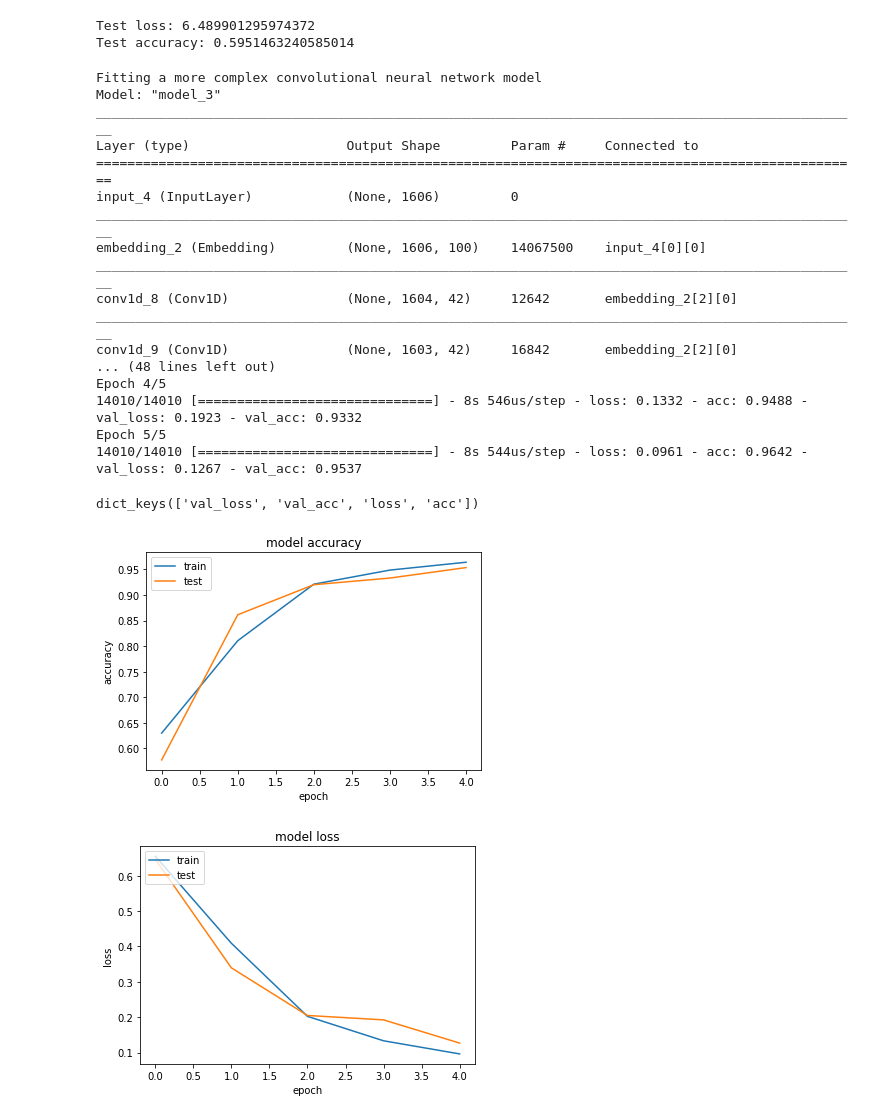
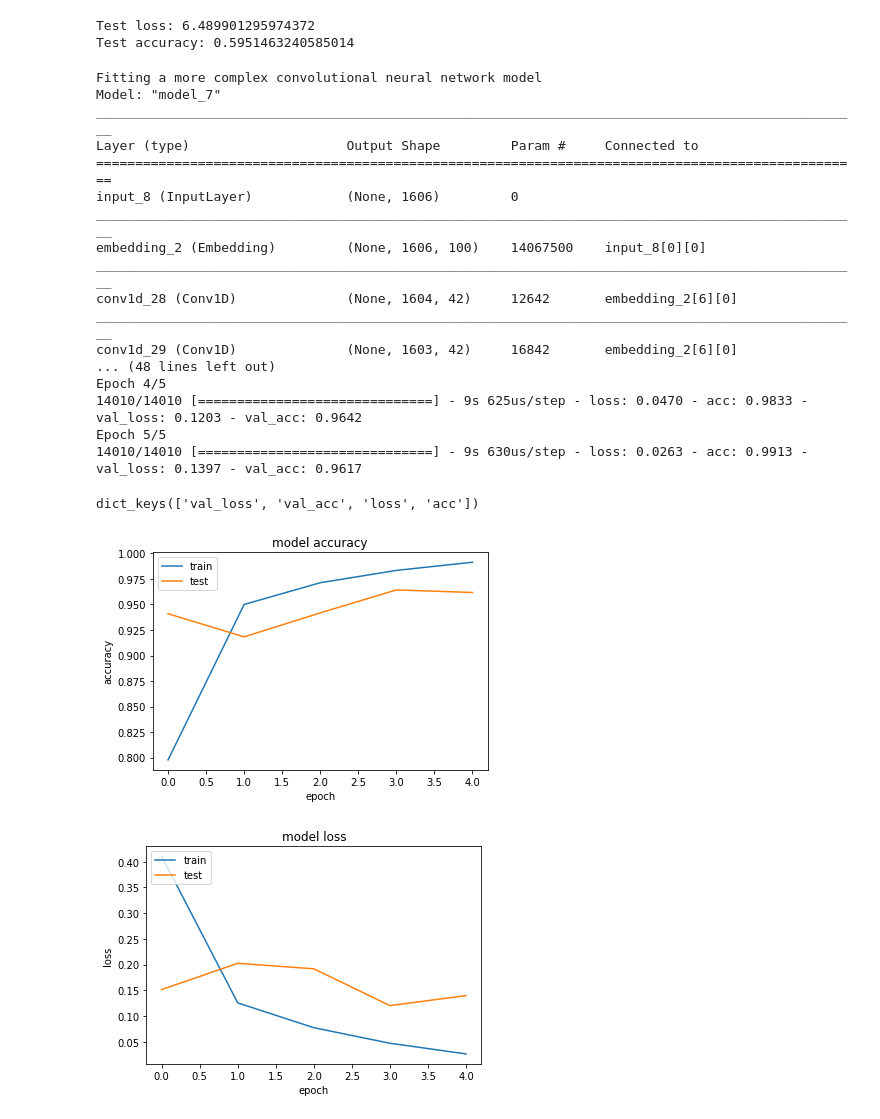
Before and after one commit to acoj1993/fake-news-deeplearning, a Jupyter notebook: cnn.ipynb, the cells around one changed output. Drawn from its saved outputs; the diff is of its cells as text; code cells hidden in the pictures.

Commit message:
categorical crossentropy and adadelta give better accuracy results

```diff
--- a/cnn.ipynb
+++ b/cnn.ipynb
@@ -385,61 +385,61 @@ dense_3 = Dense(128, activation='relu')(dropout_2)
 dropout_3 = Dropout(0.159)(dense_3)
 dense_out = Dense(2, activation='softmax')(dropout_3)
 
-model_extended = Model(sequence_input, dense_out)
+model_extended_2 = Model(sequence_input, dense_out)
 
 # gradient descent
 sgd = SGD(lr=0.240, decay=1e-6, momentum=0.303, nesterov=True)
 # configure the learning process of the model
-model_extended.compile(loss='binary_crossentropy', optimizer=sgd, metrics=['accuracy'])
+#model_extended_2.compile(loss='binary_crossentropy', optimizer=sgd, metrics=['accuracy'])
 
-#model_extended.compile(loss='categorical_crossentropy',
-#             optimizer='adadelta',
-#            metrics=['acc'])
+model_extended_2.compile(loss='categorical_crossentropy',
+             optimizer='adadelta',
+            metrics=['acc'])
 
 print("Fitting a more complex convolutional neural network model")
-model_extended.summary()
-history_extended = model_extended.fit(x_train_text, y_train, validation_data=(x_val_text, y_val),
+model_extended_2.summary()
+history_extended_2 = model_extended_2.fit(x_train_text, y_train, validation_data=(x_val_text, y_val),
           epochs=5, batch_size=50)
 # %% [output]
 Fitting a more complex convolutional neural network model
-Model: "model_3"
+Model: "model_7"
 __________________________________________________________________________________________________
 Layer (type)                    Output Shape         Param #     Connected to
 ==================================================================================================
-input_4 (InputLayer)            (None, 1606)         0
+input_8 (InputLayer)            (None, 1606)         0
 __________________________________________________________________________________________________
-embedding_2 (Embedding)         (None, 1606, 100)    14067500    input_4[0][0]
+embedding_2 (Embedding)         (None, 1606, 100)    14067500    input_8[0][0]
 __________________________________________________________________________________________________
-conv1d_8 (Conv1D)               (None, 1604, 42)     12642       embedding_2[2][0]
+conv1d_28 (Conv1D)              (None, 1604, 42)     12642       embedding_2[6][0]
 __________________________________________________________________________________________________
-conv1d_9 (Conv1D)               (None, 1603, 42)     16842       embedding_2[2][0]
+conv1d_29 (Conv1D)              (None, 1603, 42)     16842       embedding_2[6][0]
 ... (48 lines left out)
 Epoch 4/5
-14010/14010 [==============================] - 8s 546us/step - loss: 0.1332 - acc: 0.9488 - val_loss: 0.1923 - val_acc: 0.9332
+14010/14010 [==============================] - 9s 625us/step - loss: 0.0470 - acc: 0.9833 - val_loss: 0.1203 - val_acc: 0.9642
 Epoch 5/5
-14010/14010 [==============================] - 8s 544us/step - loss: 0.0961 - acc: 0.9642 - val_loss: 0.1267 - val_acc: 0.9537
+14010/14010 [==============================] - 9s 630us/step - loss: 0.0263 - acc: 0.9913 - val_loss: 0.1397 - val_acc: 0.9617
 # %%
-print(history_extended.history.keys())
+print(history_extended_2.history.keys())
 import matplotlib.pyplot as plt
 %matplotlib inline
 # summarize history for accuracy
-plt.plot(history_extended.history['acc'])
-plt.plot(history_extended.history['val_acc'])
+plt.plot(history_extended_2.history['acc'])
+plt.plot(history_extended_2.history['val_acc'])
 plt.title('model accuracy')
 plt.ylabel('accuracy')
 plt.xlabel('epoch')
 plt.legend(['train', 'test'], loc='upper left')
 plt.show()
 # summarize history for loss
-plt.plot(history_extended.history['loss'])
-plt.plot(history_extended.history['val_loss'])
+plt.plot(history_extended_2.history['loss'])
+plt.plot(history_extended_2.history['val_loss'])
 plt.title('model loss')
 plt.ylabel('loss')
 plt.xlabel('epoch')
 plt.legend(['train', 'test'], loc='upper left')
 plt.show()
 # %% [output]
 dict_keys(['val_loss', 'val_acc', 'loss', 'acc'])
-[figure, old version]
+[figure, new version]
-[figure, old version]
+[figure, new version]
 # %%
```
Also changed, not shown: parts of 1 cell of this notebook.
